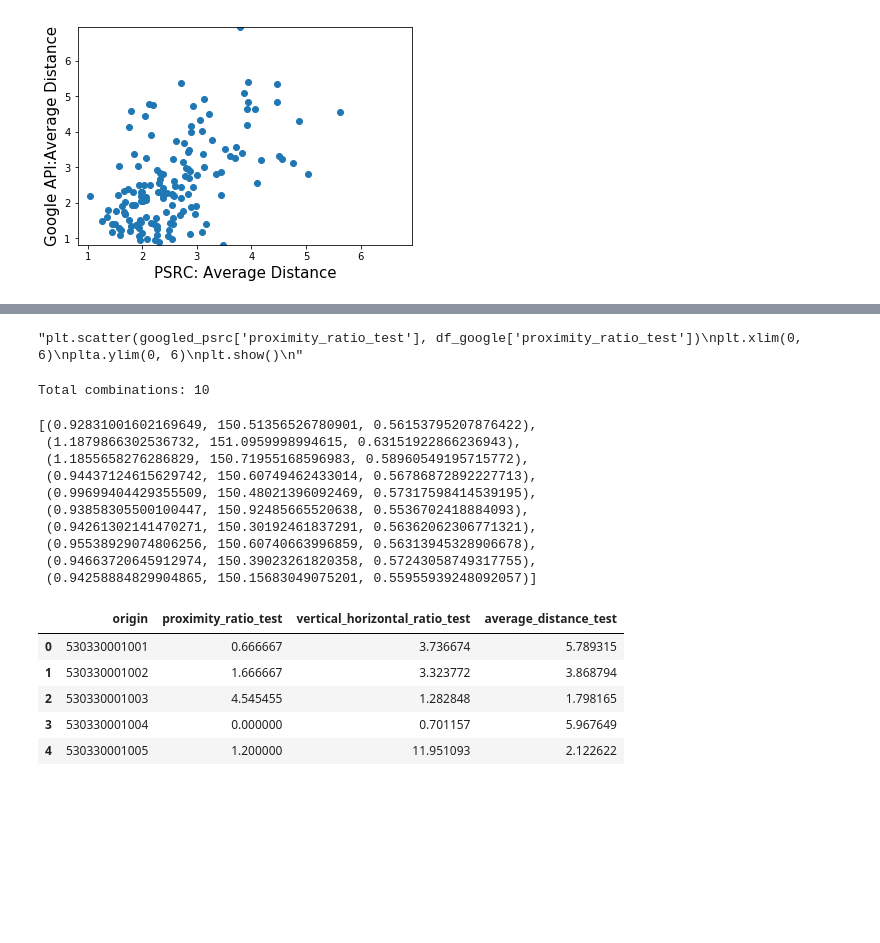
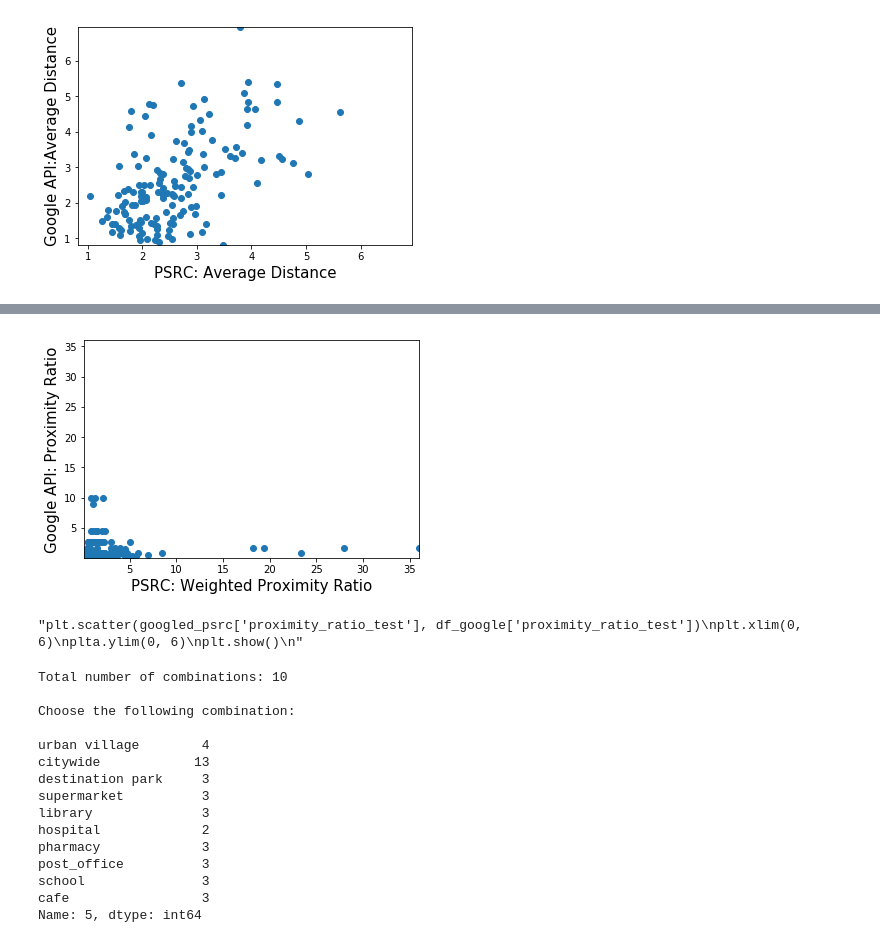
Before and after one commit to monolyst/Seattle-Mobility-Index, a Jupyter notebook: scripts/analysis/market_basket_evaluator2.ipynb, the cells around one changed output, grey strips where cells are left out. Saved outputs shown, nothing was run; the diff lists cells and outputs as text; code cells hidden in the pictures; blank space fills up the shorter version.

```diff
--- a/scripts/analysis/market_basket_evaluator2.ipynb
+++ b/scripts/analysis/market_basket_evaluator2.ipynb
@@ -91,3 +82,25 @@ def prepare_psrc(psrc_raw):
+# %%
+def prepare_psrc(psrc_raw):
+
+    # This will compute three features using PSRC data; just need to run it once
+    psrc_blockgroup = proximity_ratio(psrc_raw)
+    with_vert_hori_ratio = vert_hori_ratio(psrc_raw, psrc_blockgroup)
+    with_average_distance = average_distance(psrc_raw, with_vert_hori_ratio)
+
+    # calculate weighted proximity ratio
+    psrc_raw['dist_under_2'] = np.where(psrc_raw['distance'] < 2.0, 1, 0)
+    psrc_raw['dist_2_to_10'] = np.where((psrc_raw['distance'] >= 2.0) & (psrc_raw['distance'] < 10.0), 1, 0)
+    psrc_raw['weighted_under_2'] = psrc_raw['weight'] * psrc_raw['dist_under_2']
+    psrc_raw['weighted_2_to_10'] = psrc_raw['weight'] * psrc_raw['dist_2_to_10']
+
+    df_blockgroup2 = psrc_raw.groupby(['origin'], as_index=False).agg({'weighted_under_2':sum,'weighted_2_to_10':sum})
+    df_blockgroup2['weighted_proximity_ratio'] = df_blockgroup2['weighted_under_2'] / df_blockgroup2['weighted_2_to_10']
+
+    result_merged = pd.merge(left=with_average_distance, right=df_blockgroup2, how='inner', left_on='origin', right_on='origin')
+    result_merged.dropna(inplace=True)
+    result_merged.sort_values(by=['origin'])
+
+    return (result_merged)
 # %%
 def calculate_features(google_input, basket_combination):
 
@@ -103,9 +116,11 @@ def calculate_features(google_input, basket_combination):
     # Creating google results
     with_proximity_ratio = proximity_ratio(filtered_data.copy())
     with_vert_hori_ratio = vert_hori_ratio(filtered_data.copy(), with_proximity_ratio)
-    with_average_distance = average_distance(filtered_data, with_vert_hori_ratio)
+    with_average_distance = average_distance(filtered_data.copy(), with_vert_hori_ratio)
 
-    return (with_average_distance)
+    final_result = with_average_distance.sort_values(by = ['origin'])
+
+    return (final_result)
 # %%
 def draw_testplots(psrc_output, google_output):
 
@@ -223,4 +262,5 @@ origin_merged = pd.merge(left=input_destinations, right=origin_blockgroups, how=
 origin_merged = origin_merged[['origin', 'dest_lat', 'orig_lat','dest_lng', 'orig_lng', 'rank', 'distance', 'class']]
 # %%
 # One-time computation of psrc: generate three features
-df_psrc = prepare_psrc(psrc_rawdat)
+df_psrc = prepare_psrc(psrc_rawdat.copy())
+df_psrc.head()
@@ -240,3 +296,14 @@ draw_testplots(googled_psrc, df_google)
+# %%
+plt.scatter(googled_psrc.iloc[:,6], df_google.iloc[:,1])
+plt.xlabel('PSRC: Weighted Proximity Ratio', fontsize=15)
+plt.ylabel('Google API: Proximity Ratio', fontsize=15)
+plt.xlim(min(googled_psrc.iloc[:,6].min(), df_google.iloc[:,1].min()),
+         max(googled_psrc.iloc[:,6].max(), df_google.iloc[:,1].max()))
+plt.ylim(min(googled_psrc.iloc[:,6].min(), df_google.iloc[:,1].min()),
+         max(googled_psrc.iloc[:,6].max(), df_google.iloc[:,1].max()))
+plt.show()
+# %% [output]
+[figure, added]
 # %%
 """plt.scatter(googled_psrc['proximity_ratio_test'], df_google['proximity_ratio_test'])
 plt.xlim(0, 6)
@@ -247,26 +314,20 @@ plt.show()
 "plt.scatter(googled_psrc['proximity_ratio_test'], df_google['proximity_ratio_test'])\nplt.xlim(0, 6)\nplta.ylim(0, 6)\nplt.show()\n"
 # %%
 res = calculate_mse(df_psrc, origin_merged)
-res
+#res
 # %% [output]
-Total combinations: 10
+Total number of combinations: 10
+
+Choose the following combination:
+
+urban village        4
+citywide            13
+destination park     3
+supermarket          3
+library              3
+hospital             2
+pharmacy             3
+post_office          3
+school               3
+cafe                 3
+Name: 5, dtype: int64
-[(0.92831001602169649, 150.51356526780901, 0.56153795207876422),
- (1.1879866302536732, 151.0959998994615, 0.63151922866236943),
- (1.1855658276286829, 150.71955168596983, 0.58960549195715772),
- (0.94437124615629742, 150.60749462433014, 0.56786872892227713),
- (0.99699404429355509, 150.48021396092469, 0.57317598414539195),
- (0.93858305500100447, 150.92485665520638, 0.5536702418884093),
- (0.94261302141470271, 150.30192461837291, 0.56362062306771321),
- (0.95538929074806256, 150.60740663996859, 0.56313945328906678),
- (0.94663720645912974, 150.39023261820358, 0.57243058749317755),
- (0.94258884829904865, 150.15683049075201, 0.55955939248092057)]
-# %%
-origin_merged.head()
-df_psrc.head()
-# %% [output]
-|  | origin | proximity_ratio_test | vertical_horizontal_ratio_test | average_distance_test |
-| 0 | 530330001001 | 0.666667 | 3.736674 | 5.789315 |
-| 1 | 530330001002 | 1.666667 | 3.323772 | 3.868794 |
-| 2 | 530330001003 | 4.545455 | 1.282848 | 1.798165 |
-| 3 | 530330001004 | 0.000000 | 0.701157 | 5.967649 |
-| 4 | 530330001005 | 1.200000 | 11.951093 | 2.122622 |
```
Also changed, not shown: parts of 10 cells of this notebook.
